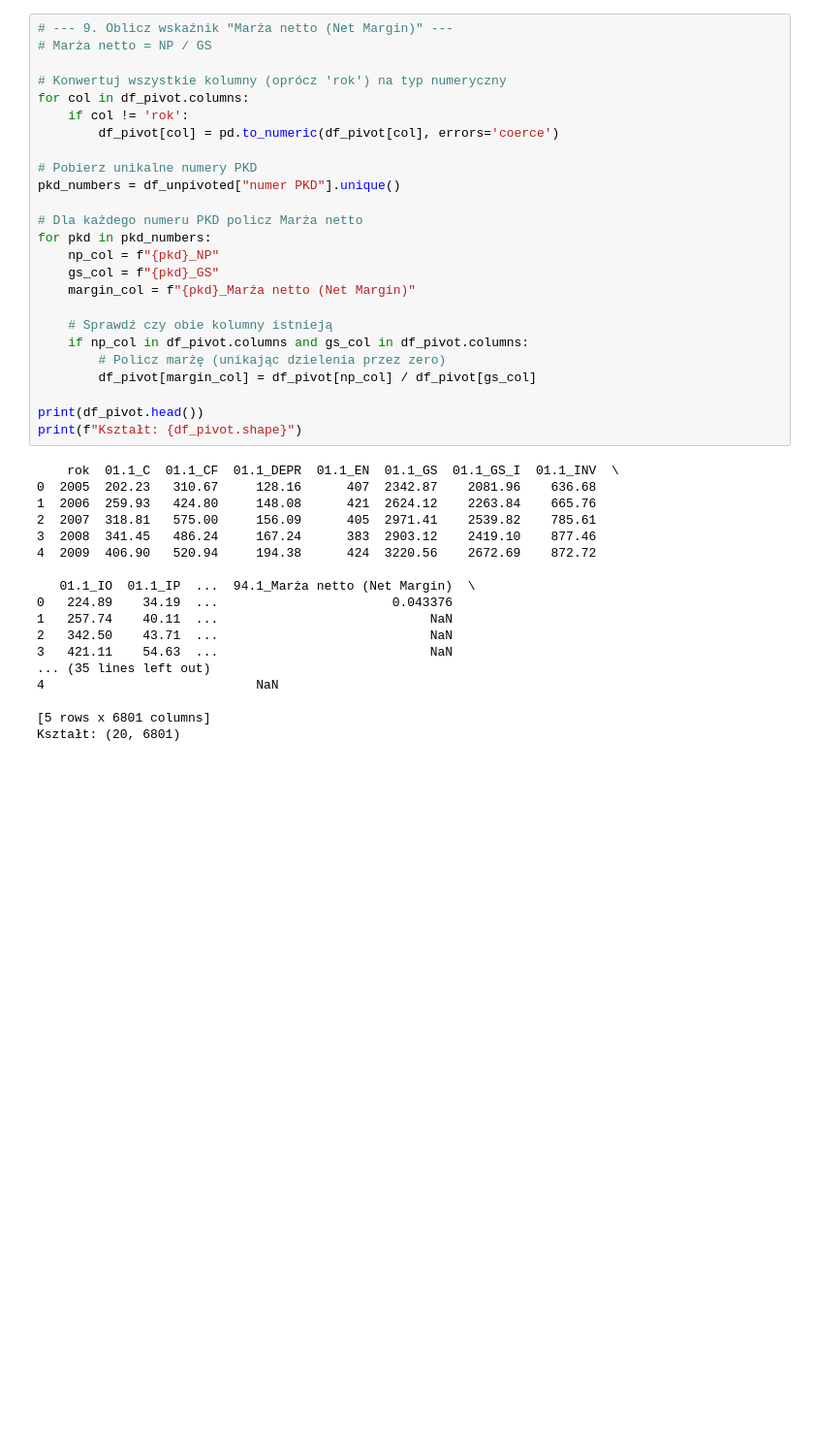
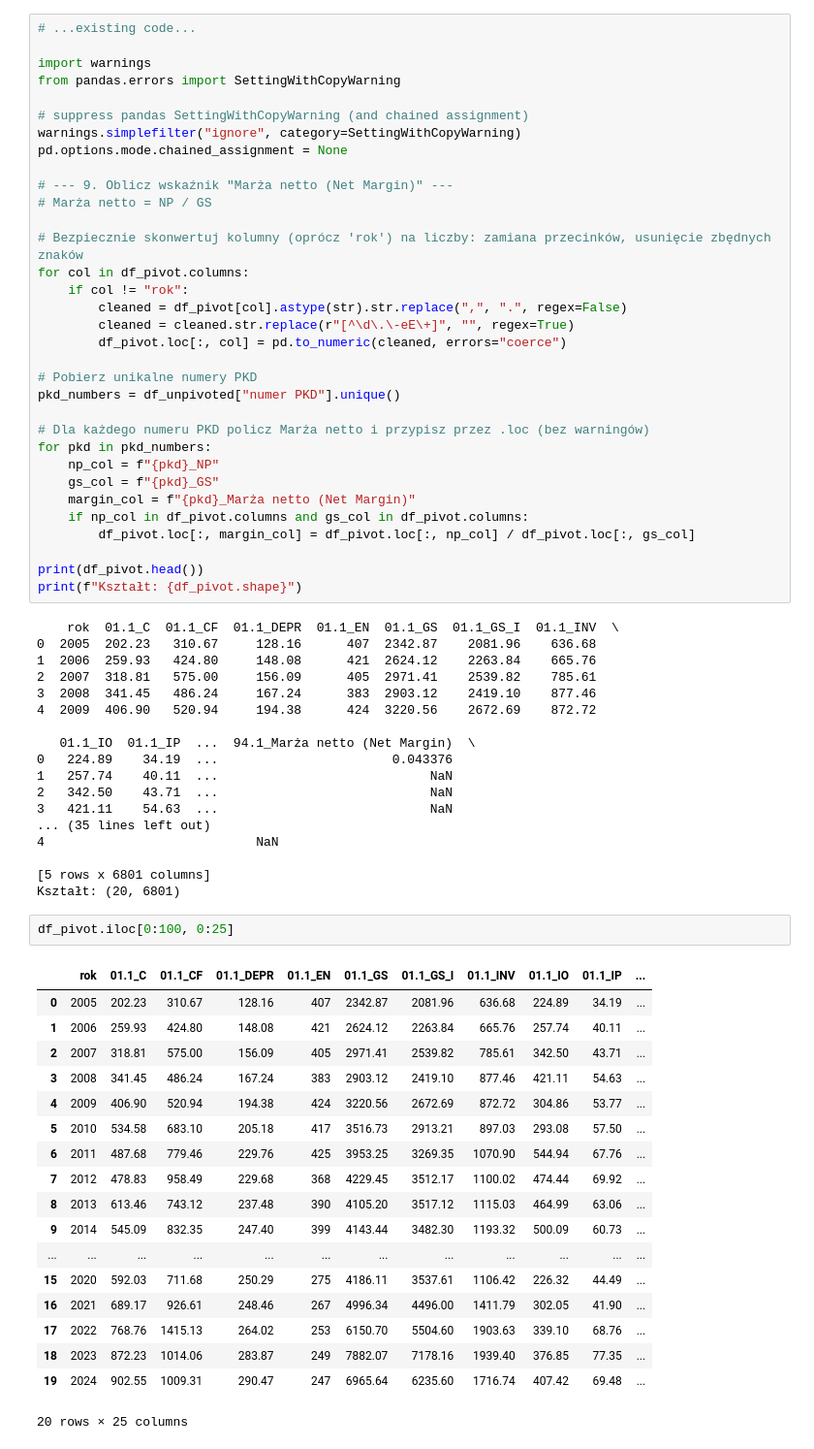
Before and after one commit to Radzi000/Hacknation2025, a Jupyter notebook: wskazniki.ipynb, the cells around one changed output. Shown at 97% size. Saved outputs shown, nothing was run; the diff lists cells and outputs as text; blank space fills up the shorter version.

```diff
--- a/wskazniki.ipynb
+++ b/wskazniki.ipynb
@@ -133,25 +125,33 @@ df_pivot.iloc[5:10,20:40]
 # %%
+# ...existing code...
+
+import warnings
+from pandas.errors import SettingWithCopyWarning
+
+# suppress pandas SettingWithCopyWarning (and chained assignment)
+warnings.simplefilter("ignore", category=SettingWithCopyWarning)
+pd.options.mode.chained_assignment = None
+
 # --- 9. Oblicz wskaźnik "Marża netto (Net Margin)" ---
 # Marża netto = NP / GS
 
-# Konwertuj wszystkie kolumny (oprócz 'rok') na typ numeryczny
+# Bezpiecznie skonwertuj kolumny (oprócz 'rok') na liczby: zamiana przecinków, usunięcie zbędnych znaków
 for col in df_pivot.columns:
-    if col != 'rok':
-        df_pivot[col] = pd.to_numeric(df_pivot[col], errors='coerce')
+    if col != "rok":
+        cleaned = df_pivot[col].astype(str).str.replace(",", ".", regex=False)
+        cleaned = cleaned.str.replace(r"[^\d\.\-eE\+]", "", regex=True)
+        df_pivot.loc[:, col] = pd.to_numeric(cleaned, errors="coerce")
 
 # Pobierz unikalne numery PKD
 pkd_numbers = df_unpivoted["numer PKD"].unique()
 
-# Dla każdego numeru PKD policz Marża netto
+# Dla każdego numeru PKD policz Marża netto i przypisz przez .loc (bez warningów)
 for pkd in pkd_numbers:
     np_col = f"{pkd}_NP"
     gs_col = f"{pkd}_GS"
     margin_col = f"{pkd}_Marża netto (Net Margin)"
-
-    # Sprawdź czy obie kolumny istnieją
     if np_col in df_pivot.columns and gs_col in df_pivot.columns:
-        # Policz marżę (unikając dzielenia przez zero)
-        df_pivot[margin_col] = df_pivot[np_col] / df_pivot[gs_col]
+        df_pivot.loc[:, margin_col] = df_pivot.loc[:, np_col] / df_pivot.loc[:, gs_col]
 
 print(df_pivot.head())
 print(f"Kształt: {df_pivot.shape}")
@@ -173,3 +173,24 @@ print(f"Kształt: {df_pivot.shape}")
 
 [5 rows x 6801 columns]
 Kształt: (20, 6801)
+# %%
+df_pivot.iloc[0:100, 0:25]
+# %% [output]
+|  | rok | 01.1_C | 01.1_CF | 01.1_DEPR | 01.1_EN | 01.1_GS | 01.1_GS_I | 01.1_INV | 01.1_IO | 01.1_IP | ... |
+| 0 | 2005 | 202.23 | 310.67 | 128.16 | 407 | 2342.87 | 2081.96 | 636.68 | 224.89 | 34.19 | ... |
+| 1 | 2006 | 259.93 | 424.80 | 148.08 | 421 | 2624.12 | 2263.84 | 665.76 | 257.74 | 40.11 | ... |
+| 2 | 2007 | 318.81 | 575.00 | 156.09 | 405 | 2971.41 | 2539.82 | 785.61 | 342.50 | 43.71 | ... |
+| 3 | 2008 | 341.45 | 486.24 | 167.24 | 383 | 2903.12 | 2419.10 | 877.46 | 421.11 | 54.63 | ... |
+| 4 | 2009 | 406.90 | 520.94 | 194.38 | 424 | 3220.56 | 2672.69 | 872.72 | 304.86 | 53.77 | ... |
+| 5 | 2010 | 534.58 | 683.10 | 205.18 | 417 | 3516.73 | 2913.21 | 897.03 | 293.08 | 57.50 | ... |
+| 6 | 2011 | 487.68 | 779.46 | 229.76 | 425 | 3953.25 | 3269.35 | 1070.90 | 544.94 | 67.76 | ... |
+| 7 | 2012 | 478.83 | 958.49 | 229.68 | 368 | 4229.45 | 3512.17 | 1100.02 | 474.44 | 69.92 | ... |
+| 8 | 2013 | 613.46 | 743.12 | 237.48 | 390 | 4105.20 | 3517.12 | 1115.03 | 464.99 | 63.06 | ... |
+| 9 | 2014 | 545.09 | 832.35 | 247.40 | 399 | 4143.44 | 3482.30 | 1193.32 | 500.09 | 60.73 | ... |
+| ... | ... | ... | ... | ... | ... | ... | ... | ... | ... | ... | ... |
+| 15 | 2020 | 592.03 | 711.68 | 250.29 | 275 | 4186.11 | 3537.61 | 1106.42 | 226.32 | 44.49 | ... |
+| 16 | 2021 | 689.17 | 926.61 | 248.46 | 267 | 4996.34 | 4496.00 | 1411.79 | 302.05 | 41.90 | ... |
+| 17 | 2022 | 768.76 | 1415.13 | 264.02 | 253 | 6150.70 | 5504.60 | 1903.63 | 339.10 | 68.76 | ... |
+| 18 | 2023 | 872.23 | 1014.06 | 283.87 | 249 | 7882.07 | 7178.16 | 1939.40 | 376.85 | 77.35 | ... |
+| 19 | 2024 | 902.55 | 1009.31 | 290.47 | 247 | 6965.64 | 6235.60 | 1716.74 | 407.42 | 69.48 | ... |
+20 rows × 25 columns
```
Also changed, not shown: parts of 3 cells of this notebook.
